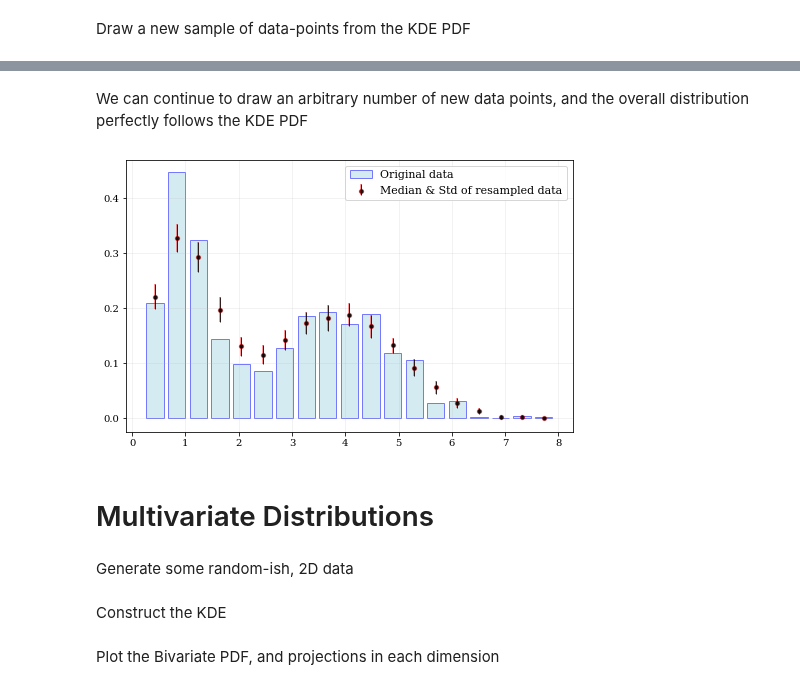
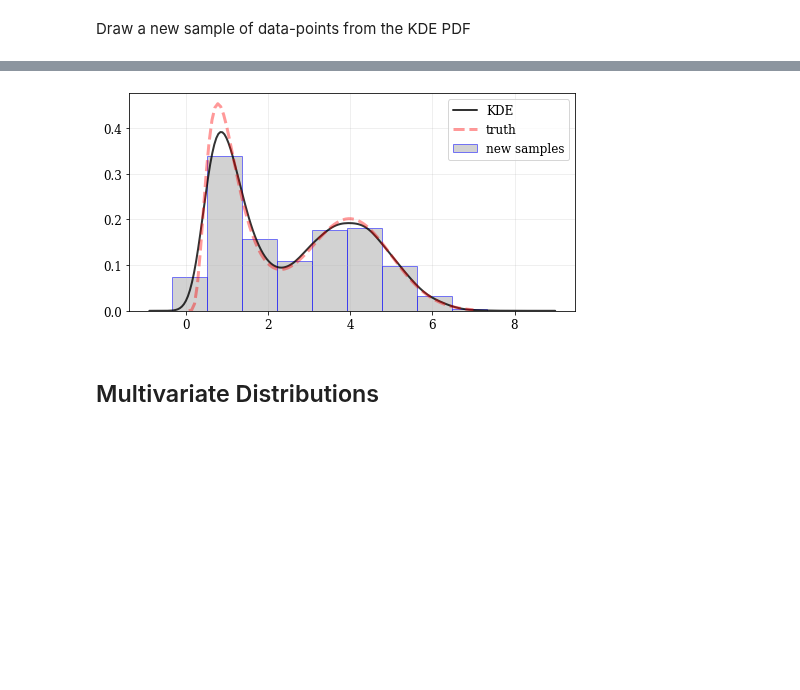
Before and after one commit to lzkelley/kalepy, a Jupyter notebook: notebooks/demo.ipynb, the cells around one changed output, grey strips where cells are left out. Cells and saved outputs as stored; diff of their text form; code cells hidden in the pictures; blank space fills up the shorter version.

```diff
--- a/notebooks/demo.ipynb
+++ b/notebooks/demo.ipynb
@@ -105,33 +78,19 @@ nbshow()
-# %% [markdown]
-We can continue to draw an arbitrary number of new data points, and the overall distribution perfectly follows the KDE PDF
-# %%
-neff = int(kde.neff)
-nreals = 100
-samples = kde.resample(neff*nreals).reshape(nreals, neff)
-hists = [np.histogram(samp, bins=edges, density=True)[0] for samp in samples]
-
-fig, ax = plt.subplots(figsize=[8, 5])
-ax.grid(alpha=0.2)
-*_, h0 = ax.hist(data, bins=edges, density=True, color='lightblue', edgecolor='blue',
-                 rwidth=0.8, alpha=0.5)
-
-cents = kale.utils.midpoints(edges, 'lin')
-med = np.median(hists, axis=0)
-std = np.std(hists, axis=0)
-# ax.step(cents, med, 'r-', lw=4.0, alpha=0.4)
-# ax.step(cents, med, 'k-', lw=2.0, alpha=0.8)
-s0 = ax.scatter(cents, med, color='r', s=20.0, alpha=0.4, zorder=10)
-s1 = ax.scatter(cents, med, color='k', s=10.0, alpha=0.8, zorder=10)
-e0 = ax.errorbar(cents, med, yerr=std, fmt='none', color='r', lw=2.0, alpha=0.4)
-e1 = ax.errorbar(cents, med, yerr=std, fmt='none', color='k', lw=1.0, alpha=0.8)
-
-lines = [h0[0], (s0, s1, e0, e1)]
-names = ['Original data', 'Median & Std of resampled data']
-plt.legend(lines, names, fontsize=11)
-nbshow()
-# %% [output]
-[figure, removed]
+# %%
+# Draw new samples from the KDE reconstructed PDF
+samples = kale.resample(data)
+
+# Plot new samples
+plt.hist(samples, density=True, alpha=0.5, label='new samples', color='0.65', edgecolor='b')
+
+
+# Plot the KDE reconstructed PDF
+plt.plot(points, density, 'k-', lw=2.0, alpha=0.8, label='KDE')
+# Plot the "true" PDF
+plt.plot(xx, yy, 'r--', alpha=0.4, lw=3.0, label='truth')
+
+plt.legend()
+nbshow()
+# %% [output]
+[figure, added]
 # %% [markdown]
-# Multivariate Distributions
+## Multivariate Distributions
-# %% [markdown]
-Generate some random-ish, 2D data
@@ -162,2 +96,0 @@ data = np.concatenate([data_1, data_2], axis=-1)
-# %% [markdown]
-Construct the KDE
@@ -167,2 +96,0 @@ kde = kale.KDE(data, bandwidth=bandwidth)
-# %% [markdown]
-Plot the Bivariate PDF, and projections in each dimension
```
Also changed, not shown: parts of 24 cells of this notebook, 18 other files.
